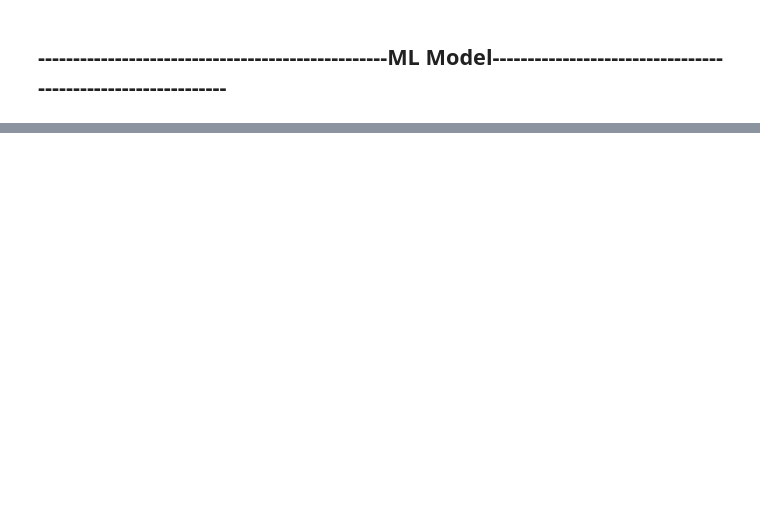
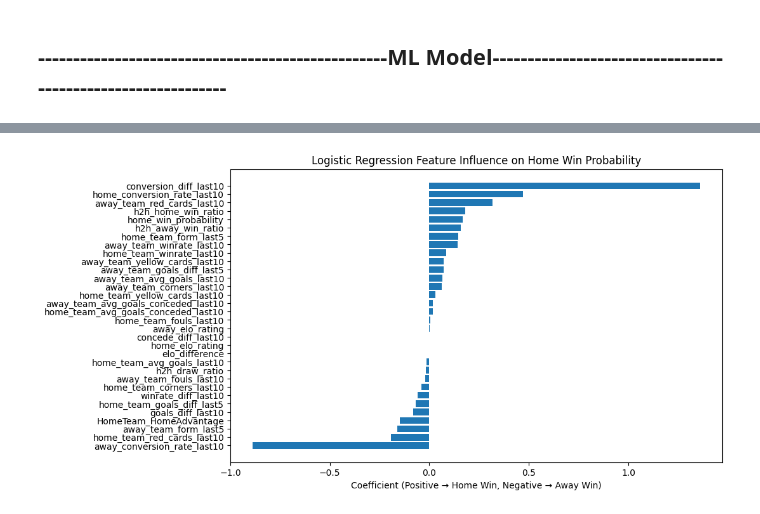
Before and after one commit to Ababtin/Premier-League-matches-predictions, a Jupyter notebook: notebooks/notebook.ipynb, the cells around one changed output, grey strips where cells are left out. Saved outputs shown, nothing was run; the diff lists cells and outputs as text; code cells hidden in the pictures; blank space fills up the shorter version.

```diff
--- a/notebooks/notebook.ipynb
+++ b/notebooks/notebook.ipynb
@@ -600,5 +1216,5 @@ X_scaled = scaler.fit_transform(X)
 from sklearn.model_selection import train_test_split
 
 X_train, X_test, y_train, y_test = train_test_split(
-    X, y, test_size=0.3, shuffle=False
+    X, y, test_size=0.2, shuffle=False
 )
@@ -605,12 +1257,15 @@ X_train, X_test, y_train, y_test = train_test_split(
 # %%
+#prediction using Logistic Regression
+
+from xml.parsers.expat import model
 from sklearn.linear_model import LogisticRegression
 from sklearn.metrics import accuracy_score, classification_report
 
-model = LogisticRegression(max_iter=1000)
-model.fit(X_train, y_train)
-y_pred = model.predict(X_test)
-train_score=model.score(X_train, y_train)
+modelLR = LogisticRegression(max_iter=10000)
+modelLR.fit(X_train, y_train)
+y_pred = modelLR.predict(X_test)
+train_score=modelLR.score(X_train, y_train)
 print("Train Accuracy:", train_score)
-test_score=model.score(X_test, y_test)
+test_score=modelLR.score(X_test, y_test)
 print("Test Accuracy:", test_score)
 # %% [output]
@@ -618,0 +1391,17 @@ Test Accuracy: 0.5150784077201448
+# %%
+import pandas as pd
+import numpy as np
+import matplotlib.pyplot as plt
+
+# Get coefficients from trained model
+coefficients = modelLR.coef_[0]  # for multiclass, you can inspect each class separately
+
+# Create a DataFrame for clarity
+feature_importance = pd.DataFrame({
+    'Feature': X.columns,
+    'Coefficient': coefficients
+}).sort_values(by='Coefficient', ascending=False)
+
+# Display
+print(feature_importance.head(10))
+print(feature_importance.tail(10))
@@ -618,0 +1426,9 @@ Test Accuracy: 0.5150784077201448
+# %%
+plt.figure(figsize=(10,6))
+feature_importance.sort_values('Coefficient', inplace=True)
+plt.barh(feature_importance['Feature'], feature_importance['Coefficient'])
+plt.title("Logistic Regression Feature Influence on Home Win Probability")
+plt.xlabel("Coefficient (Positive → Home Win, Negative → Away Win)")
+plt.show()
+# %% [output]
+[figure, added]
```
Also changed, not shown: parts of 27 cells of this notebook.
